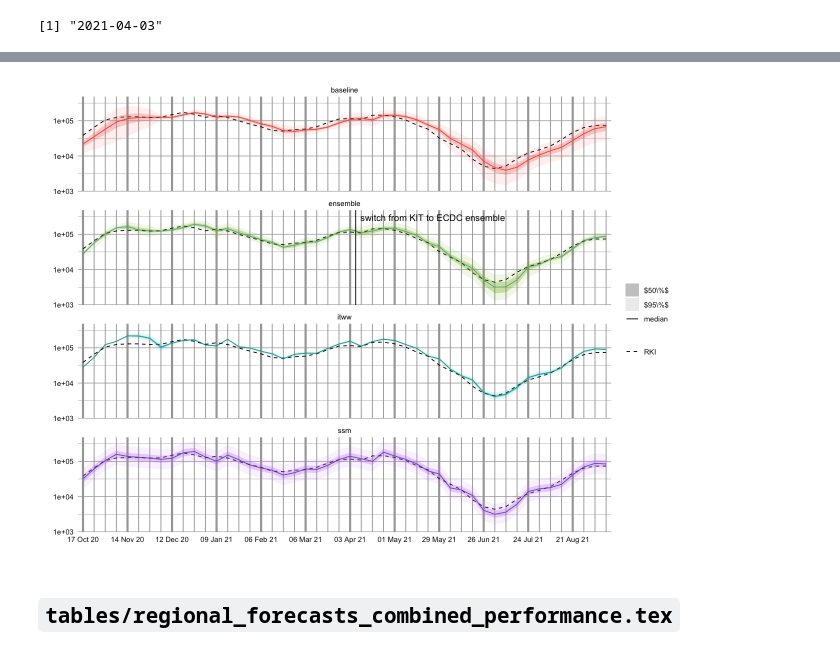
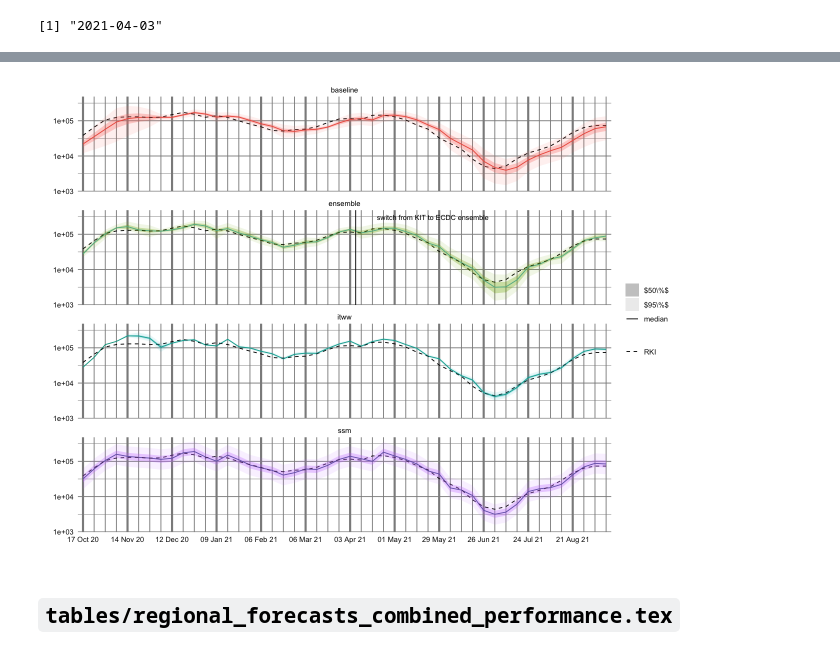
Before and after one commit to stefanheyder/dissertation, a Jupyter notebook: nbs/4 Models/4.2 Regional growth factor model/30_figures.ipynb, the cells around one changed output, grey strips where cells are left out. Cells and saved outputs as stored; diff of their text form; code cells hidden in the pictures.

```diff
--- a/nbs/4 Models/4.2 Regional growth factor model/30_figures.ipynb
+++ b/nbs/4 Models/4.2 Regional growth factor model/30_figures.ipynb
@@ -724,7 +730,7 @@ ggplot(all_df, aes(date)) +
     geom_ribbon(aes(ymin = `25.0 %`, ymax = `75.0 %`, fill = model, alpha="$50\\%$")) +
     geom_ribbon(aes(ymin = `2.5 %`, ymax = `97.5 %`, fill = model, alpha="$95\\%$")) +
     geom_vline(data=kit_ecdc_switch, aes(xintercept=last_date), linetype=1) +
-    geom_text(data=kit_ecdc_switch, aes(x = last_date + 48.5, y=3e5, label=text)) +
+    geom_text(data=kit_ecdc_switch, aes(x = last_date + 48.5, y=3e5, label=text), size = 3) +
     labs(x = "", y = "", linetype = NULL, fill = NULL, alpha="") +
     guides(fill="none", color="none") +
     scale_x_four_weekly(week_start = 6) +
@@ -735,6 +741,6 @@ ggplot(all_df, aes(date)) +
 
 ggsave_tikz(
     here("tikz/regional_forecasts_comparison.tex"),
-    width=16/1.5, height=12/1.5
+    width=16/1.8, height=12/1.8
 )
 # %% [output]
@@ -743,4 +749,4 @@ agg_record_899978806
-[figure, old version]
+[figure, new version]
 # %% [markdown]
 ## `tables/regional_forecasts_combined_performance.tex`
 # %%
```
Also changed, not shown: parts of 6 cells of this notebook, 44 other files.
